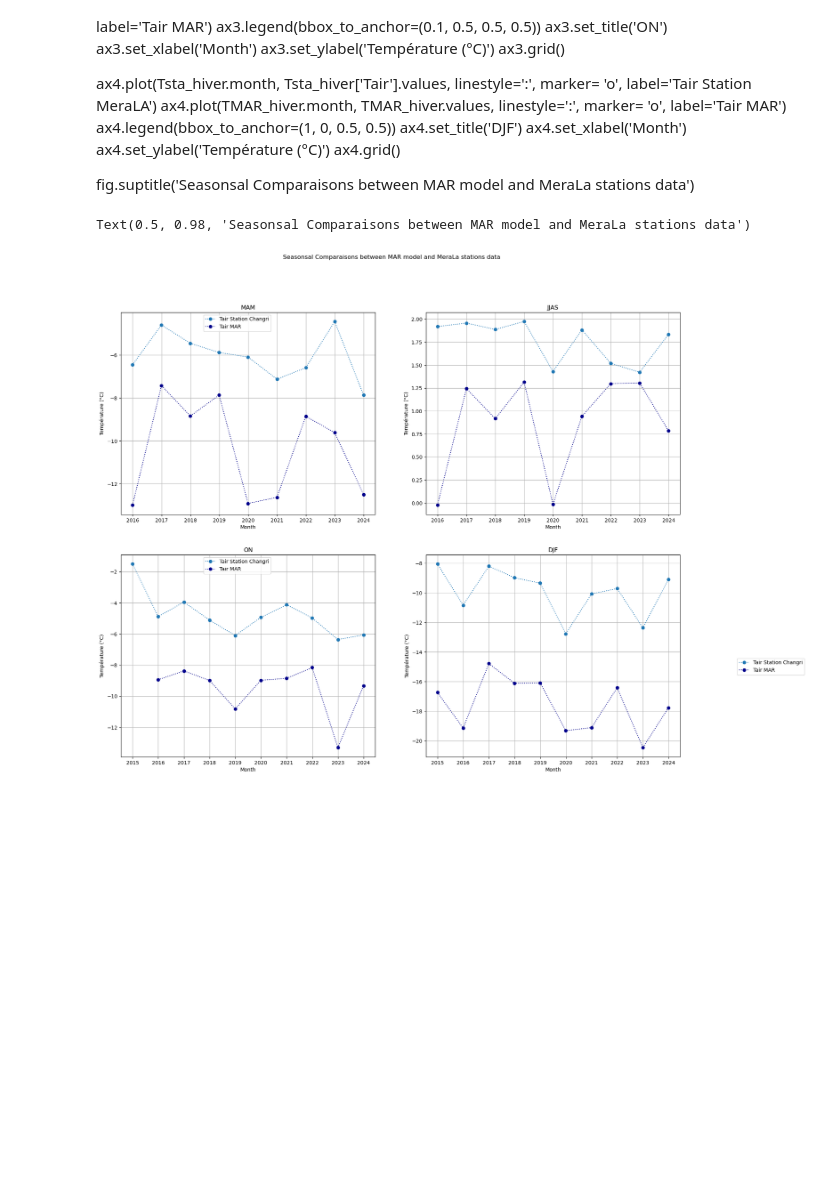
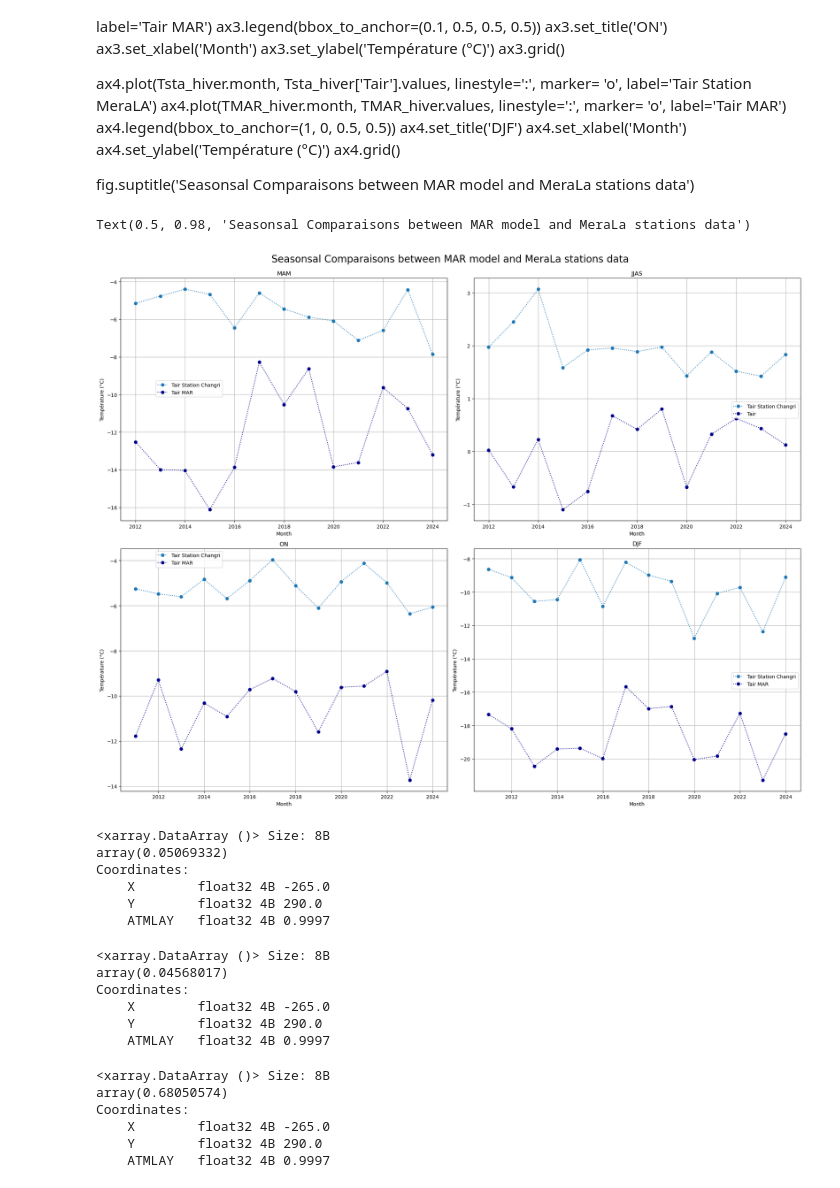
Before and after one commit to Andeol-ramb/MAR_HMA_GLACIOCLIM_Comparisons, a Jupyter notebook: Changri.ipynb, the cells around one changed output. Cells and saved outputs as stored; diff of their text form; code cells hidden in the pictures; blank space fills up the shorter version.

```diff
--- a/Changri.ipynb
+++ b/Changri.ipynb
@@ -79,7 +79,7 @@ print(j,i)
 # For a single time step
 #value = dsM['SH'].isel(y=j, x=i)
 ## If there's a time dimension
-dsM_sta=dsM[0:, i, j]
+dsM_sta=dsM[0:, i, j+1]
 
 
 
@@ -126,33 +165,35 @@ print(xl_file)
 # %% [output]
 <pandas.io.excel._base.ExcelFile object at 0x...>
 # %%
-dfs = {sheet_name: xl_file.parse(sheet_name)
-          for sheet_name in xl_file.sheet_names}
-DataMeraLa=dfs['Changri_5360_2014_23']
+dfs1 = {sheet_name: xl_file1.parse(sheet_name)
+          for sheet_name in xl_file1.sheet_names}
+Data1=dfs1['Changri_5360_2014_23']
 
-NameVars=['Time','SWin','SWout','LWin','LWout','Tair','RH','Height/surf','Uhight','Dir','Flux-21cm','T1-1cm','T2-16cm','T3-21cm','ulow','dir']
-UnitVars=['data/hour','W/m2','W/m2','W/m2','W/m2','(°C)','%','m/s','degres','W/m2','W/m2','(°C)','(°C)','(°C)','m/s','degrees']
+NameVars1=['Time','SWin','SWout','LWin','LWout','Tair','RH','Height/surf','Uhight','Dir','Flux-21cm','T1-1cm','T2-16cm','T3-21cm','ulow','dir']
+UnitVars1=['data/hour','W/m2','W/m2','W/m2','W/m2','(°C)','%','m/s','degres','W/m2','W/m2','(°C)','(°C)','(°C)','m/s','degrees']
 
 ##Define new DataFrame and changing name of columns
-dfile = pd.DataFrame(data=DataMeraLa.loc[14:])
-df=pd.DataFrame(dfile.values, columns=NameVars)
+dfile1 = pd.DataFrame(data=Data1.loc[14:])
+df1=pd.DataFrame(dfile1.values, columns=NameVars1)
 
 ### Opening one column + converting into an array
-Tair_ar=[float(i) for i in df.Tair.values]
+Tair_ar1=[float(i) for i in df1.Tair.values]
 # %%
 ##In original time data from DataFrame, frequency is not defined so I cannot use the usual fonction (xr,pd)
 ##Need to redefine a time array + build a xarray of variable V=V(time)
-def NewTime(
-        NameVar,
-        Var_ar,
-        freq):
-    start, end = df.Time.values[0], df.Time.values[-1]
-    time = pd.date_range(start, end, freq=freq)
-    ds = xr.Dataset({NameVar: ("time",np.asarray(Var_ar)), "time": time})
-    return ds
+def NewTime(df, NameVar, values, freq):
+	time = pd.to_datetime(df['Time'].values)
+	ds = xr.Dataset({NameVar: ("time", np.asarray(values))}, coords={"time": time})
+	return ds
 # %%
 #Définition Variables
-T=NewTime('Tair',Tair_ar,'30min')
+
+T1=NewTime(df1,'Tair',Tair_ar1,'30min')
+T2=NewTime(df2,'Tair',Tair_ar2,'30min')
+T3=NewTime(df3,'Tair',Tair_ar3,'30min')
+
+
+T = xr.concat([T3, T2,T1], dim='time')
 # %%
 daily_meanT=T.resample(time='D').mean()                          #Utilisation de la librairie xarray maintenant possible car les données ont une forme bien définie
 monthly_meanT=daily_meanT.resample(time='ME').mean()             # chaque variable ici défini est un xarray.Dataset
@@ -330,35 +364,64 @@ ax1.grid()
 
 ax2.plot(Timeseries_Tsta_mon.time, Timeseries_Tsta_mon['Tair'].values, linestyle=':', marker= 'o', label='Tair Station Changri')
 ax2.plot(Timeseries_TMAR_mon.time, Timeseries_TMAR_mon.values, linestyle=':',color='darkblue', marker= 'o', label='Tair')
 
+ax2.legend(bbox_to_anchor=(0.5, 0, 0.5, 0.5))
 ax2.set_title('JJAS')
 ax2.set_xlabel('Month')
 ax2.set_ylabel('Température (°C)')
 ax2.grid()
 
 ax3.plot(Timeseries_Tsta_postmon.time, Timeseries_Tsta_postmon['Tair'].values, linestyle=':', marker= 'o', label='Tair Station Changri')
 ax3.plot(Timeseries_TMAR_postmon.time, Timeseries_TMAR_postmon.values, linestyle=':',color='darkblue', marker= 'o', label='Tair MAR')
 
 
 ax3.legend(bbox_to_anchor=(0.1, 0.5, 0.5, 0.5))
 ax3.set_title('ON')
 ax3.set_xlabel('Month')
 ax3.set_ylabel('Température (°C)')
 ax3.grid()
 
 ax4.plot(Timeseries_Tsta_hiver.time, Timeseries_Tsta_hiver['Tair'].values, linestyle=':', marker= 'o', label='Tair Station Changri')
 ax4.plot(Timeseries_TMAR_hiver.time, Timeseries_TMAR_hiver.values, linestyle=':',color='darkblue', marker= 'o', label='Tair MAR')
 
-ax4.legend(bbox_to_anchor=(1, 0, 0.5, 0.5))
+ax4.legend(bbox_to_anchor=(0.5, 0, 0.5, 0.5))
 ax4.set_title('DJF')
 ax4.set_xlabel('Month')
 ax4.set_ylabel('Température (°C)')
 ax4.grid()
 
 
-fig.suptitle('Seasonsal Comparaisons between MAR model and MeraLa stations data')
+plt.tight_layout(rect=[0, 0, 1, 0.96])  # Maria script theft : leave space for the suptitle
+fig.suptitle('Seasonsal Comparaisons between MAR model and MeraLa stations data',fontsize=20)
 # %% [output]
 Text(0.5, 0.98, 'Seasonsal Comparaisons between MAR model and MeraLa stations data')
-[figure, old version]
+[figure, new version]
 # %%
 #print('différence dT/dt entre données sta et model MAR :','MAM:',linTsta_premon.slope-linTMAR_premon.slope,'JJAS:', linTsta_mon.slope-linTMAR_mon.slope,'ON:', linTsta_postmon.slope-linTMAR_postmon.slope,'DJF:', linTsta_hiver.slope-linTMAR_hiver.slope)
+# %%
+xr.corr(Timeseries_TMAR_mon,Timeseries_Tsta_mon.Tair,dim=None, weights=None)
+# %% [output]
+<xarray.DataArray ()> Size: 8B
+array(0.05069332)
+Coordinates:
+    X        float32 4B -265.0
+    Y        float32 4B 290.0
+    ATMLAY   float32 4B 0.9997
+# %%
+xr.corr(Timeseries_TMAR_premon,Timeseries_Tsta_premon.Tair,dim=None, weights=None)
+# %% [output]
+<xarray.DataArray ()> Size: 8B
+array(0.04568017)
+Coordinates:
+    X        float32 4B -265.0
+    Y        float32 4B 290.0
+    ATMLAY   float32 4B 0.9997
+# %%
+xr.corr(Timeseries_TMAR_postmon,Timeseries_Tsta_postmon.Tair,dim=None, weights=None)
+# %% [output]
+<xarray.DataArray ()> Size: 8B
+array(0.68050574)
+Coordinates:
+    X        float32 4B -265.0
+    Y        float32 4B 290.0
+    ATMLAY   float32 4B 0.9997
```
Also changed, not shown: parts of 13 cells of this notebook, 6 other files.
